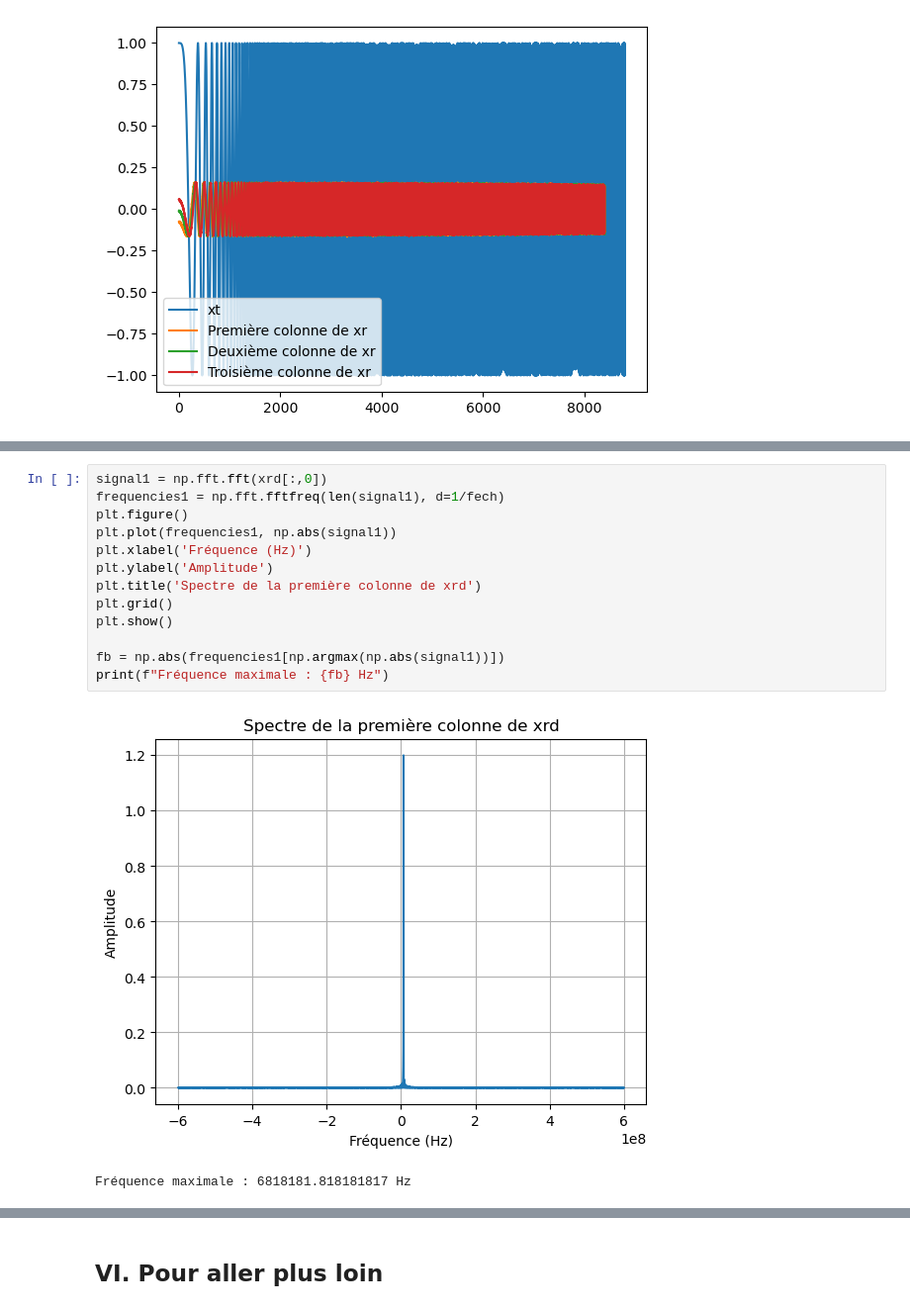
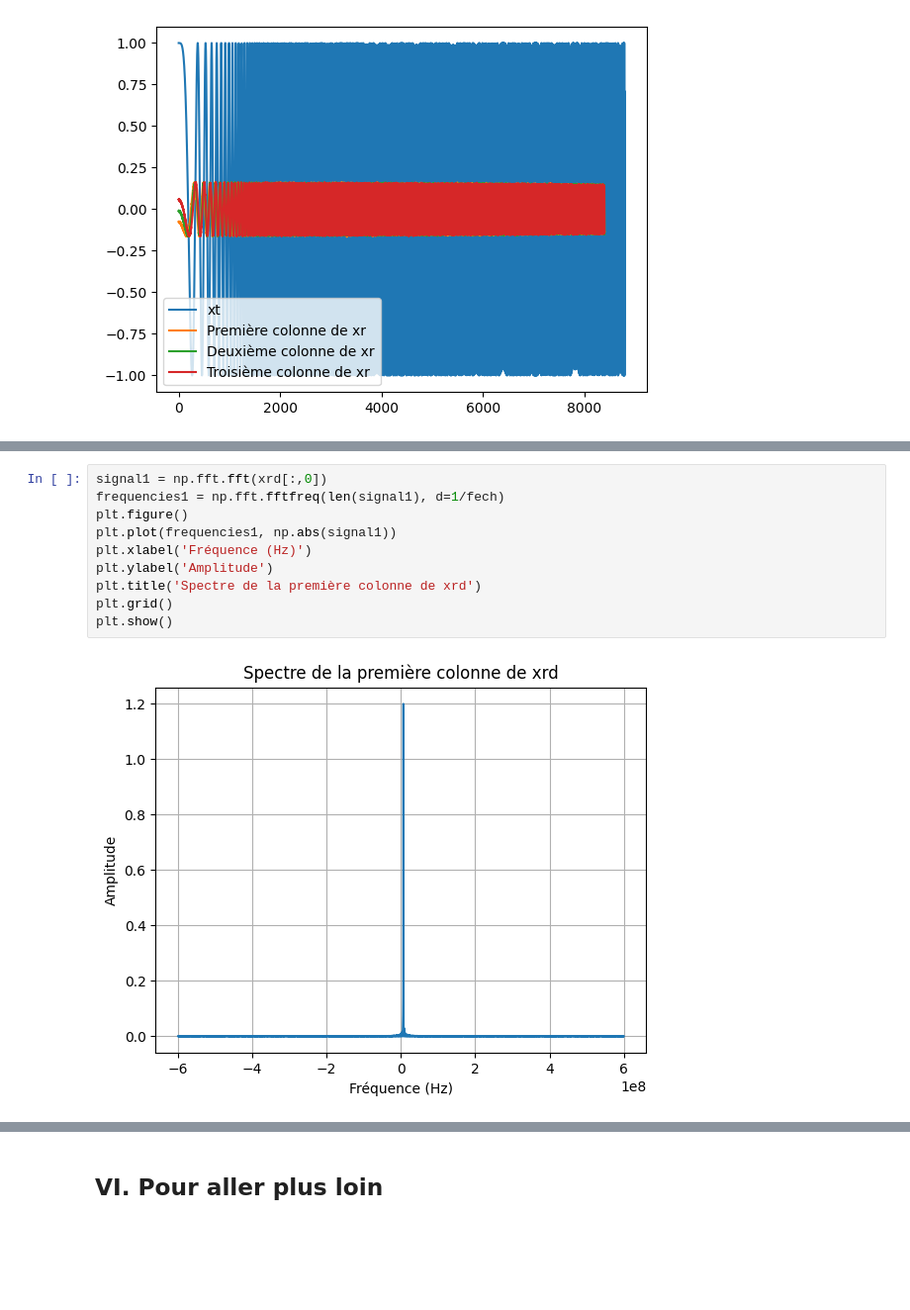
Before and after one commit to noamguillou/Traitement-du-signal-groupe-4, a Jupyter notebook: notebook.ipynb, the cells around one changed output, grey strips where cells are left out. Shown at 99% size. Cells and saved outputs as stored; diff of their text form; blank space fills up the shorter version.

```diff
--- a/notebook.ipynb
+++ b/notebook.ipynb
@@ -183,17 +183,13 @@ Pour obtenir la valeur de $\omega_{b}$ on va réaliser la transformée de Fourie
 # %%
 signal1 = np.fft.fft(xrd[:,0])
 frequencies1 = np.fft.fftfreq(len(signal1), d=1/fech)
 plt.figure()
 plt.plot(frequencies1, np.abs(signal1))
 plt.xlabel('Fréquence (Hz)')
 plt.ylabel('Amplitude')
 plt.title('Spectre de la première colonne de xrd')
 plt.grid()
 plt.show()
-
-fb = np.abs(frequencies1[np.argmax(np.abs(signal1))])
-print(f"Fréquence maximale : {fb} Hz")
 # %% [output]
-[figure, old version]
+[figure, new version]
-Fréquence maximale : 6818181.818181817 Hz
 # %% [markdown]
```
Also changed, not shown: parts of 16 cells of this notebook.
